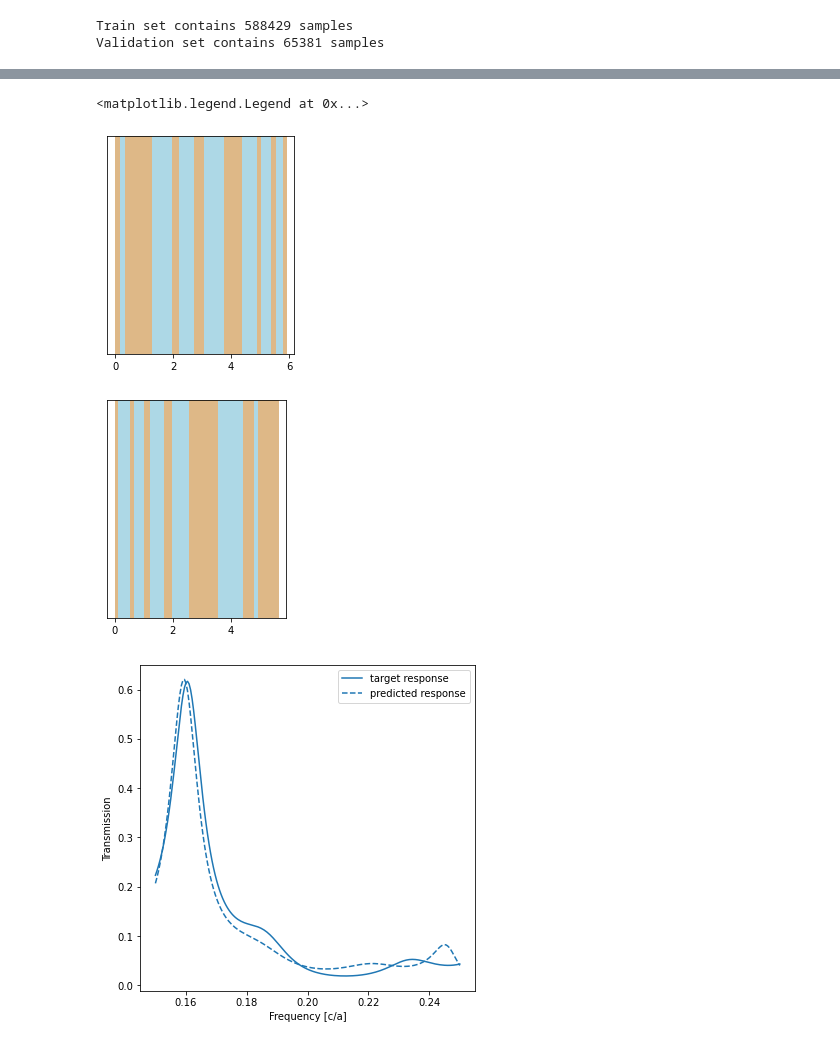
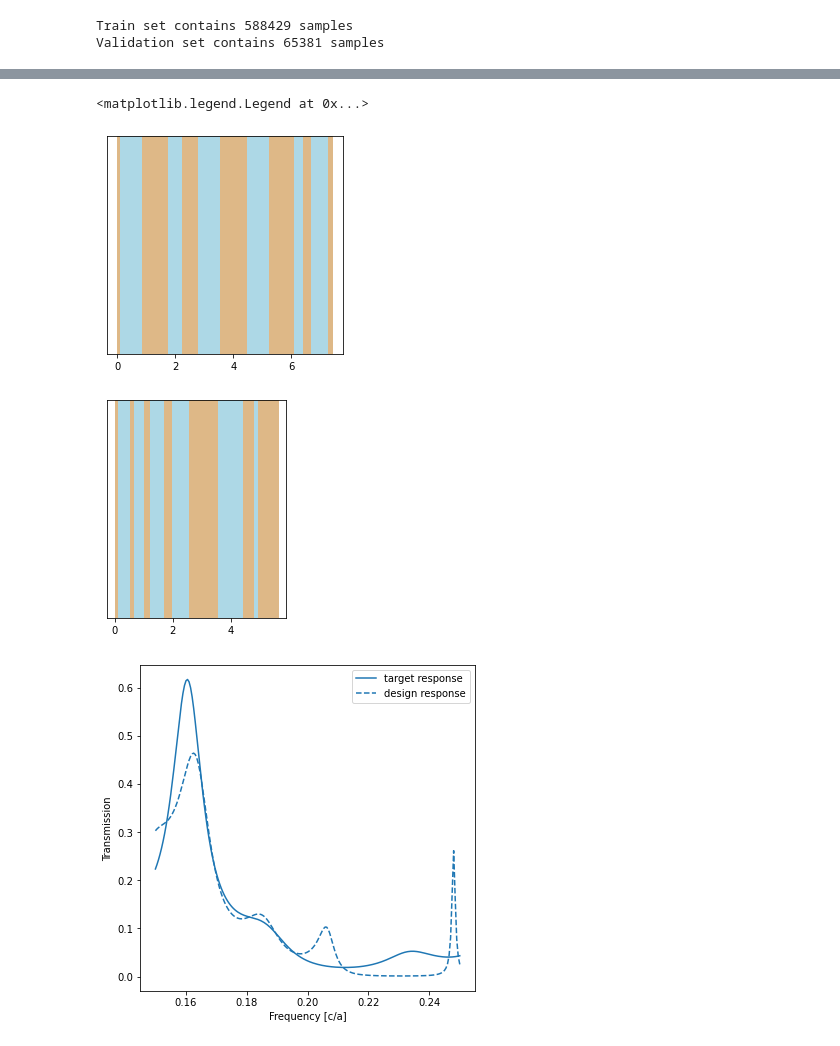
Before and after one commit to FiodarM/InvDesignNet, a Jupyter notebook: inverse_model.ipynb, the cells around one changed output, grey strips where cells are left out. Saved outputs shown, nothing was run; the diff lists cells and outputs as text; code cells hidden in the pictures.

Commit message:
Update inverse_model.ipynb notebook.

```diff
--- a/inverse_model.ipynb
+++ b/inverse_model.ipynb
@@ -73,6 +73,9 @@ Total params: 203,715
 Trainable params: 203,715
 Non-trainable params: 0
 _________________________________________________________________
+# %%
+imodel.load_weights(os.path.join('inverse_model',
+                                 'Epochs400_Adam0001_Sigmoid.h5'))
 # %%
 tandem = keras.Model(inputs, fmodel(imodel(inputs)),
                     name='TandemNet')
@@ -128,25 +118,25 @@ Epoch 400/400
 # %%
 seed = 33
 np.random.seed(seed)
 
 idx = np.random.randint(0, Rtest.shape[0], 1)
 dnn_designs = [Grating(epsilon_Si, epsilon_SiO2, d) for d in imodel(Rtest[idx]).numpy()]
 true_designs = [Grating(epsilon_Si, epsilon_SiO2, d) for d in  Dtest[idx]]
 for o, d in zip(dnn_designs, true_designs):
     o.plot()
 #     plt.savefig('grating_design_seed{}.png'.format(seed), dpi=200)
     d.plot()
 #     plt.savefig('grating_true_seed{}.png'.format(seed), dpi=200)
 
 fig, ax = plt.subplots(figsize=(6,6))
 line, = ax.plot(freqs, d.transmittivity(freqs), label='target response')
-ax.plot(freqs, o.transmittivity(freqs), '--', color=line.get_color(), label='predicted response')
+ax.plot(freqs, o.transmittivity(freqs), '--', color=line.get_color(), label='design response')
 ax.set_xlabel('Frequency [c/a]')
 ax.set_ylabel('Transmission')
 ax.legend()
 # plt.savefig('tandemNN_seed{}.png'.format(seed), dpi=200)
 # %% [output]
 <matplotlib.legend.Legend at 0x...>
-[figure, old version]
+[figure, new version]
 [figure]
-[figure, old version]
+[figure, new version]
```
Also changed, not shown: parts of 9 cells of this notebook.
